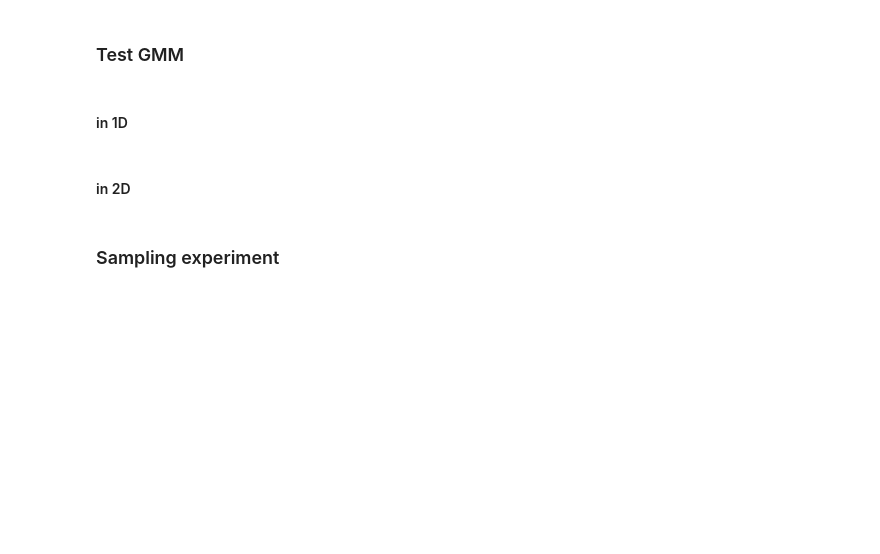
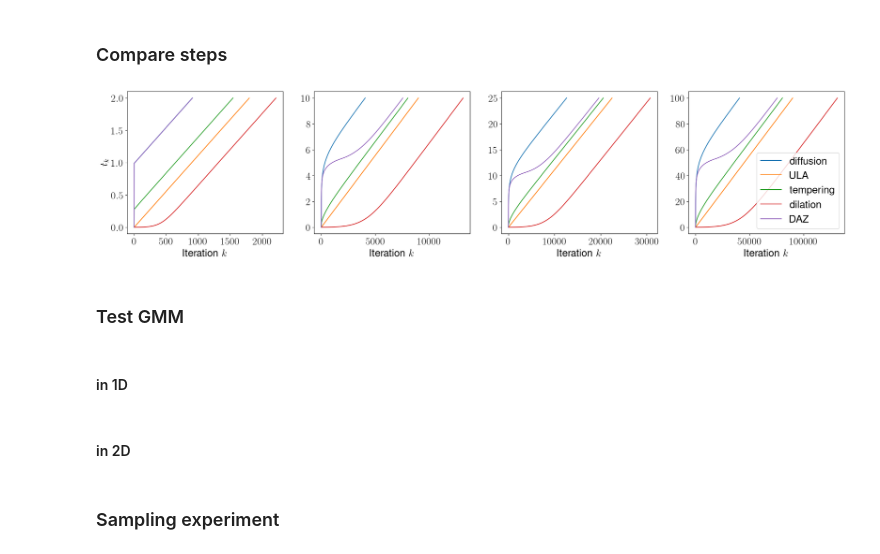
Before and after one commit to habring/time-inhom-Langevin, a Jupyter notebook: tmp.ipynb, the cells around one changed output. Cells and saved outputs as stored; diff of their text form; code cells hidden in the pictures; blank space fills up the shorter version.

```diff
--- a/tmp.ipynb
+++ b/tmp.ipynb
@@ -8,3 +25,39 @@ import matplotlib.pyplot as plt
+# %%
+plt.rcParams.update({
+    "text.usetex": True,
+    "font.family": "Helvetica",
+    "font.size": 20
+})
+
+methods = {
+            'ULA': True,
+            'dilation':True,
+            'tempering':True,
+            'diffusion':True,
+            'daz':True
+}
+# %% [markdown]
+### Compare steps
+# %%
+import pandas as pd
+
+fig,ax = plt.subplots(1,4,figsize=(25,5))
+
+for i,T in enumerate([0.1,1.0,2.,10.]):
+    df = pd.read_csv(f'results/gmm_1d/T_{T}/steps.csv')
+    df.set_index('iter',drop=True,inplace=True)
+    df.index.name= r'Iteration $k$'
+
+    if i<3:
+        df.plot(ax=ax[i],legend=False)
+    else:
+        df.plot(ax=ax[i])
+
+ax[0].set_ylabel(r'$t_k$')
+
+plt.savefig('results/gmm_1d/compare_step_sizes.png')
+# %% [output]
+[figure, added]
 # %% [markdown]
 ### Test GMM
 # %% [markdown]
```
Also changed, not shown: parts of 2 cells of this notebook, 1 other file.
